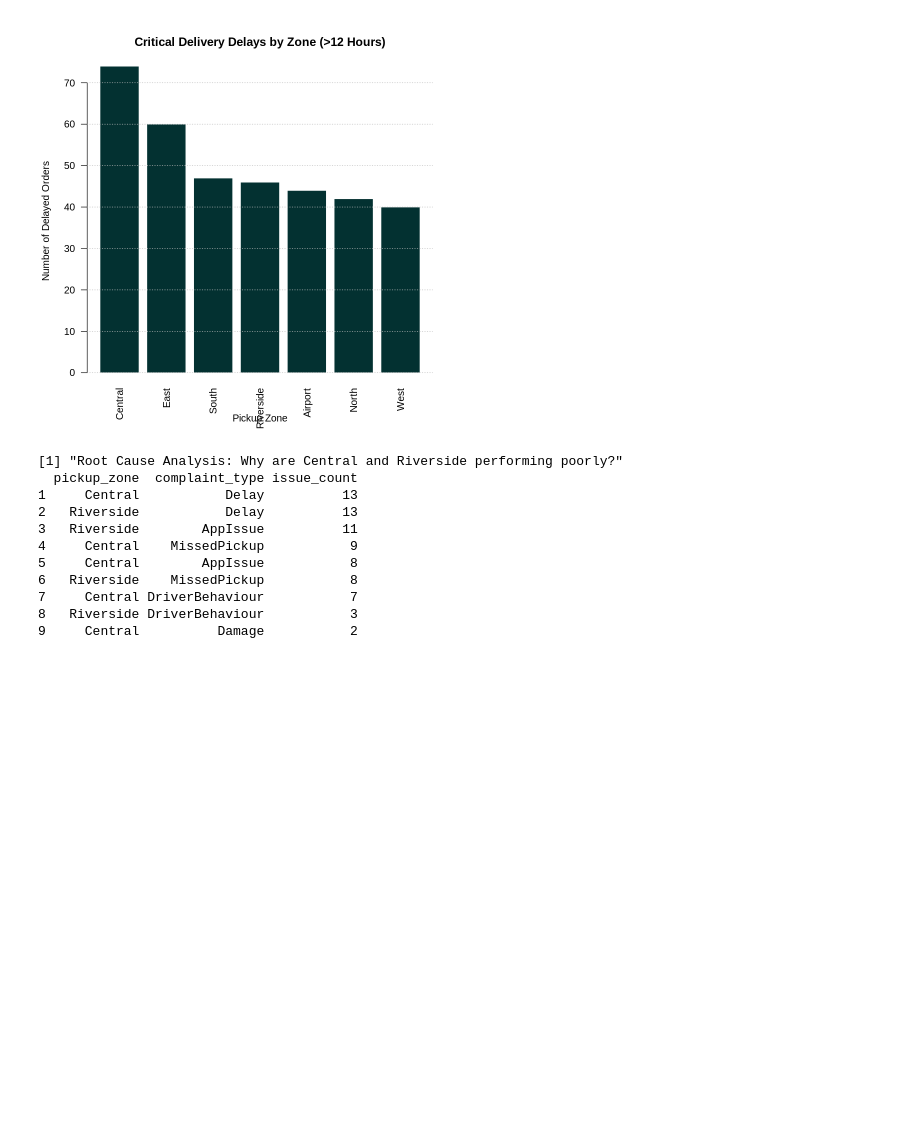
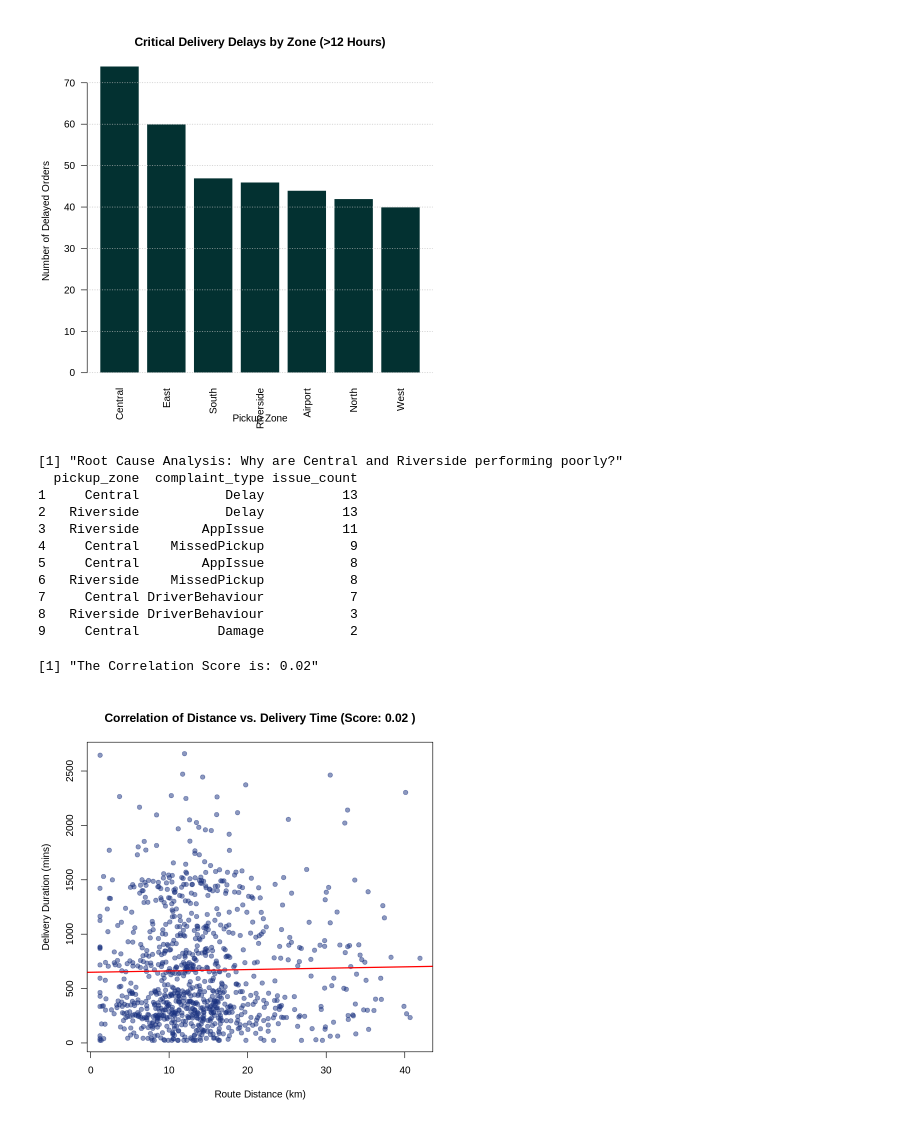
Before and after one commit to Shukra865/NorthStar_Data_Project, a Jupyter notebook: NorthStar_R_Analysis.ipynb, the cells around one changed output. Cells and saved outputs as stored; diff of their text form; code cells hidden in the pictures; blank space fills up the shorter version.

Commit message:
Task 2.2: Statistical analysis of Distance vs Duration

```diff
--- a/NorthStar_R_Analysis.ipynb
+++ b/NorthStar_R_Analysis.ipynb
@@ -194,3 +194,22 @@ print(complaint_analysis)
 7     Central DriverBehaviour           7
 8   Riverside DriverBehaviour           3
 9     Central          Damage           2
+# %%
+# --- STATISTICAL ANALYSIS: DISTANCE VS. TIME ---
+# Checking if 'Route Distance' is the cause of the long durations
+correlation_value <- cor(master_data$route_distance_km, master_data$duration_mins, use="complete.obs")
+
+# Creating a Scatter Plot to visualize the relationship
+plot(master_data$route_distance_km, master_data$duration_mins,
+     main=paste("Correlation of Distance vs. Delivery Time (Score:", round(correlation_value, 2), ")"),
+     xlab="Route Distance (km)",
+     ylab="Delivery Duration (mins)",
+     pch=19, col=rgb(0.1, 0.2, 0.5, 0.5))
+
+# Adding a 'Trend Line' - this is a Linear Regression (LO2 requirement)
+abline(lm(duration_mins ~ route_distance_km, data=master_data), col="red", lwd=2)
+
+print(paste("The Correlation Score is:", round(correlation_value, 2)))
+# %% [output]
+[1] "The Correlation Score is: 0.02"
+[figure, added]
```
